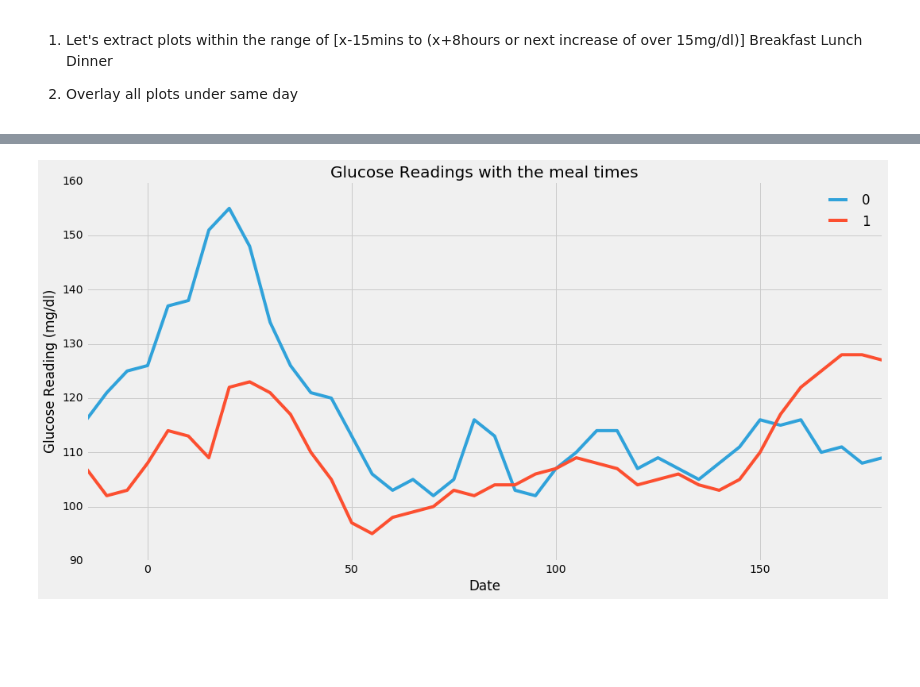
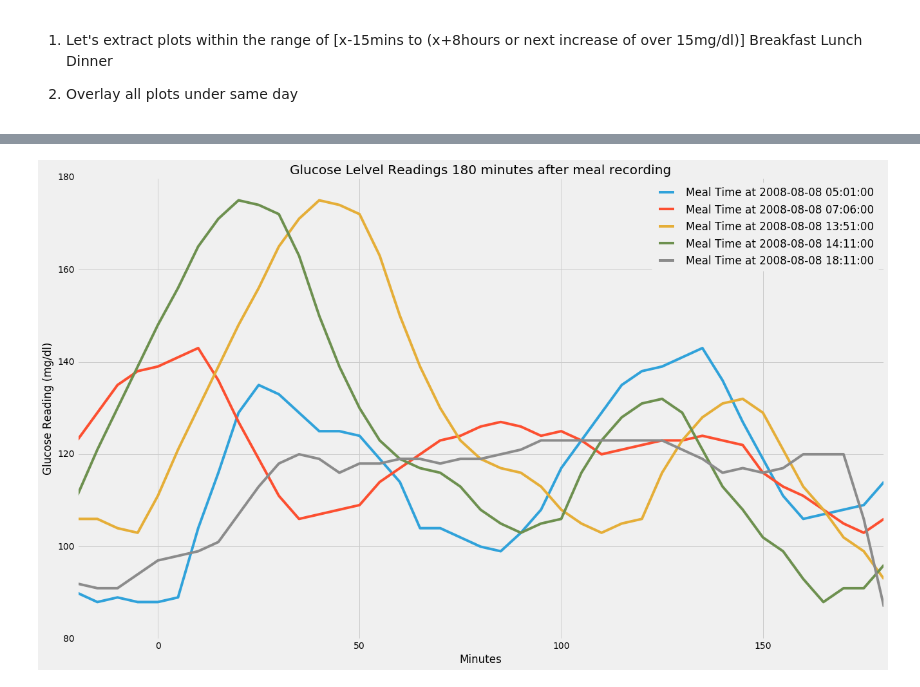
Before and after one commit to SalChem/Diabetic-Project, a Jupyter notebook: Smoothing and Filtering.ipynb, the cells around one changed output, grey strips where cells are left out. Cells and saved outputs as stored; diff of their text form; code cells hidden in the pictures; blank space fills up the shorter version.

Commit message:
Extractiong plots

```diff
--- a/Smoothing and Filtering.ipynb
+++ b/Smoothing and Filtering.ipynb
@@ -437,16 +437,24 @@ window_size = 17 #This represents that size window based on increments of 5. I.e
 del_points_df2 = pd.DataFrame()
 points_to_del2 = []
 
-for x in range(df_P1_New['CHO (g)'].size):
-    a = df_P1_New['Date'][x]
+df_P1_w_all_deletion = copy.deepcopy(df_P1_New)
+
+for x in range(df_P1_w_all_deletion['CHO (g)'].size):
+    a = df_P1_w_all_deletion['Date'][x]
     b = a
     count = 0
     for j in range(window_size):
         b += datetime.timedelta(minutes=incr)
         reading = df_P1.loc[df_P1['Date'] == b]['mg/dL']
+        try:
+            reading.values[0]
+        except IndexError:
+            #print "Index out of range"
+            count +=1
+            continue
         if (math.isnan(reading.values[0])):
             count +=1
-    if (count > (window_size/2)):
+    if (count > (window_size/3)):
         print "The meal time at", a, "has", count,"missing readings within its {}".format((window_size*5)+5),"minutes."
         #print ("This meal point should definitely be deleted", a)
         #Put this into an dataframe to plot with different color
@@ -454,11 +462,9 @@ for x in range(df_P1_New['CHO (g)'].size):
         #Also remove this from dataset
         points_to_del2.extend([x])
 
-df_P1_New.drop(df_P1_New.index[points_to_del2],axis=0,inplace=True)
+df_P1_w_all_deletion.drop(df_P1_w_all_deletion.index[points_to_del2],axis=0,inplace=True)
 #print "\nThe rows to be kept are:\n", rows_to_keep
-df_P1_New = df_P1_New.sort(['Date'])
-df_P1_New = df_P1_New.reset_index(drop=True)
-
-df_P1_w_all_deletion = copy.deepcopy(df_P1_New)
+df_P1_w_all_deletion = df_P1_w_all_deletion.sort(['Date'])
+df_P1_w_all_deletion = df_P1_w_all_deletion.reset_index(drop=True)
 # %% [output]
 The meal time at 2008-08-07 15:26:00 has 10 missing readings within its 90 minutes.
@@ -500,11 +519,13 @@ show(plot)
 # %%
 import matplotlib.dates as md
 
+df_P1_all_clean_1day = copy.deepcopy(df_P1_w_all_deletion)
+
 d = datetime.datetime.today()
-for i in range(len(df_P1_New)):
+for i in range(len(df_P1_all_clean_1day)):
     #dt = df6.Date[i].replace(year=2009, month=5, day=25)
-    dt = df_P1_New.Date[i].replace(year=d.year, month=d.month, day=d.day)
-    df_P1_New.Date[i] = dt
+    dt = df_P1_all_clean_1day.Date[i].replace(year=d.year, month=d.month, day=d.day)
+    df_P1_all_clean_1day.Date[i] = dt
 
 #Both lines below do same can copy contect to new dataframe, but do not use df_all_readings = pd.DataFrame(df_P14) as df_P14 will be modified if other is
 #df_all_readings = pd.DataFrame(df_P14).convert_objects(convert_numeric=True)
@@ -528,6 +549,6 @@ sub2 = fig.add_subplot(212)
 sub2.set_xlabel('Hour of the Day')
 sub2.set_ylabel('Glucose Reading (mg/dl)')
 sub2.set_title('Meal Time Glucose Readings After Assumption')
-plt.plot_date(df_P1_New.Date, df_P1_New['mg/dL'], 'ro', label="Meal Times")
+plt.plot_date(df_P1_all_clean_1day.Date, df_P1_all_clean_1day['mg/dL'], 'ro', label="Meal Times")
 # %% [output]
 [<matplotlib.lines.Line2D at 0x...>]
@@ -608,15 +612,17 @@ print df_all_plots
 # %%
-plt.figure(figsize=_FIG_SIZE)
-for j in range(2):
+plt.figure(figsize=(20,12))
+#plt.figure(figsize=_FIG_SIZE)
+#for j in range(df_P1_w_all_deletion['CHO (g)'].size):
+for j in range(20,25):
     row = df_all_plots.iloc[j]
     #print row
-    row.plot()
+    row.plot(label='Meal Time at {}'.format(df_P1_w_all_deletion['Date'][j]))
 
 
-plt.xlabel('Date')
+plt.xlabel('Minutes')
 plt.ylabel('Glucose Reading (mg/dl)')
 plt.legend(loc='upper right')
-title = 'Glucose Readings with the meal times'
+title = 'Glucose Lelvel Readings {} minutes after meal recording'.format(after_reading)
 plt.title(title);
 # %% [output]
-[figure, old version]
+[figure, new version]
```
Also changed, not shown: parts of 9 cells of this notebook.
